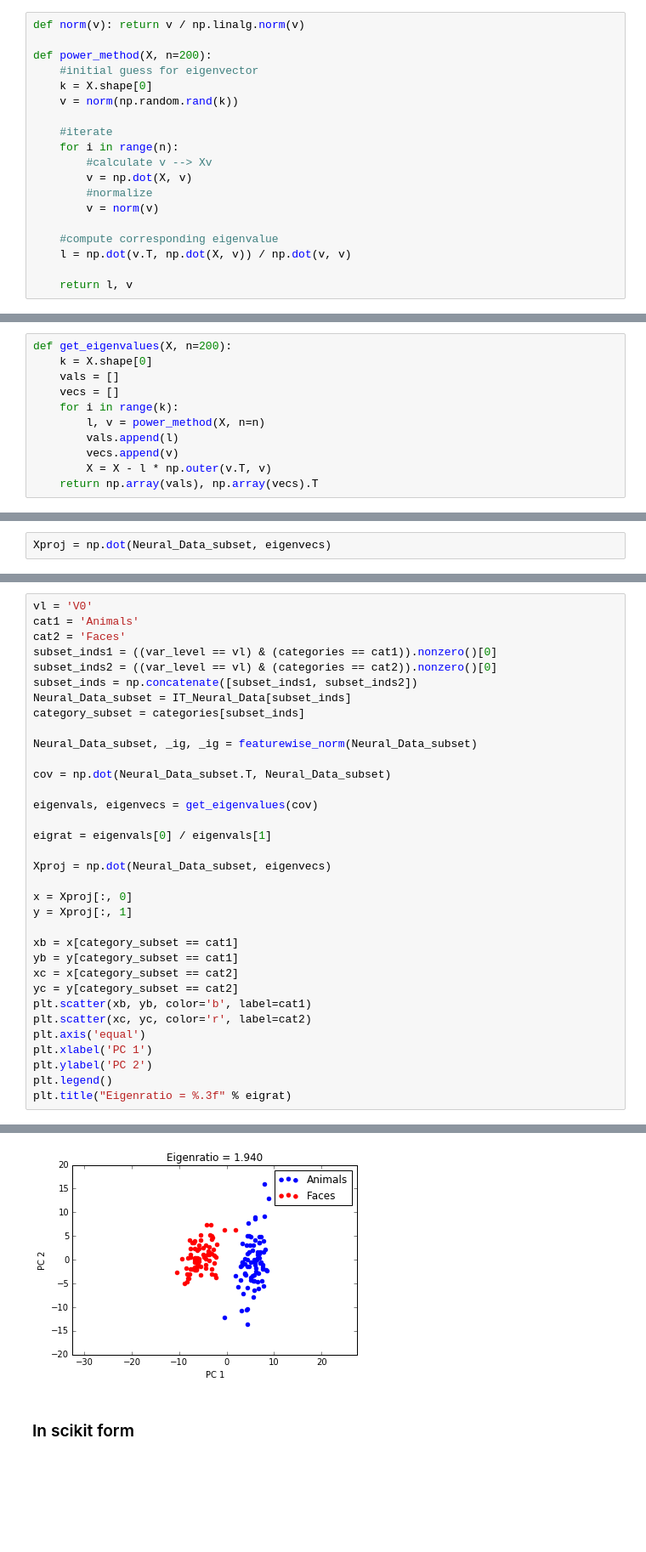
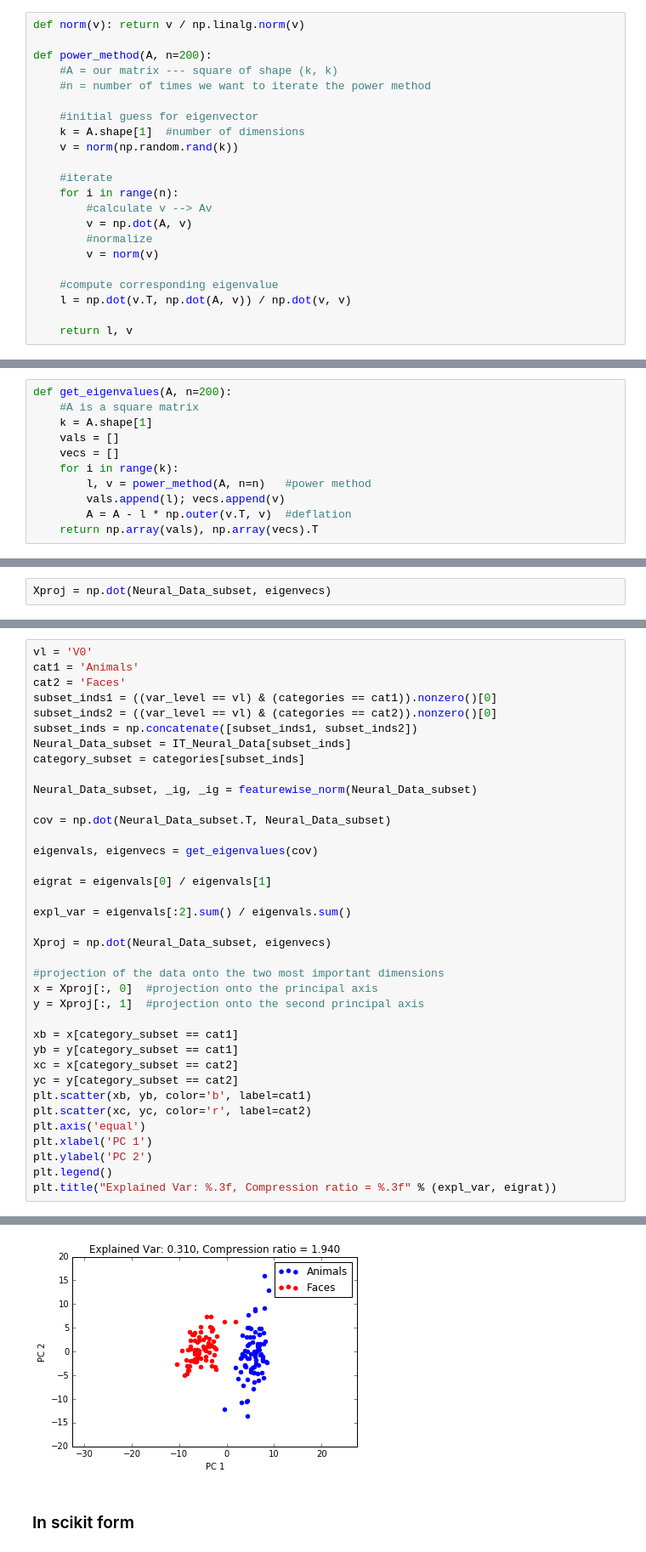
Before and after one commit to neuroailab/psych253, a Jupyter notebook: Lecture12.ipynb, the cells around one changed output, grey strips where cells are left out. Shown at 85% size. Cells and saved outputs as stored; diff of their text form; blank space fills up the shorter version.

```diff
--- a/Lecture12.ipynb
+++ b/Lecture12.ipynb
@@ -50,19 +292,22 @@ cov.shape
 # %%
 def norm(v): return v / np.linalg.norm(v)
 
-def power_method(X, n=200):
+def power_method(A, n=200):
+    #A = our matrix --- square of shape (k, k)
+    #n = number of times we want to iterate the power method
+
     #initial guess for eigenvector
-    k = X.shape[0]
+    k = A.shape[1]  #number of dimensions
     v = norm(np.random.rand(k))
 
     #iterate
     for i in range(n):
-        #calculate v --> Xv
-        v = np.dot(X, v)
+        #calculate v --> Av
+        v = np.dot(A, v)
         #normalize
         v = norm(v)
 
     #compute corresponding eigenvalue
-    l = np.dot(v.T, np.dot(X, v)) / np.dot(v, v)
+    l = np.dot(v.T, np.dot(A, v)) / np.dot(v, v)
 
     return l, v
@@ -110,15 +376,15 @@ array([ 5626.25533878,  5626.25533878,  5626.25533878,  5626.25533878,
         5626.25533878,  5626.25533878,  5626.25533878,  5626.25533878,
         5626.25533878,  5626.25533878])
 # %%
-def get_eigenvalues(X, n=200):
-    k = X.shape[0]
+def get_eigenvalues(A, n=200):
+    #A is a square matrix
+    k = A.shape[1]
     vals = []
     vecs = []
     for i in range(k):
-        l, v = power_method(X, n=n)
-        vals.append(l)
-        vecs.append(v)
-        X = X - l * np.outer(v.T, v)
+        l, v = power_method(A, n=n)   #power method
+        vals.append(l); vecs.append(v)
+        A = A - l * np.outer(v.T, v)  #deflation
     return np.array(vals), np.array(vecs).T
 # %%
 eigenvals, eigenvecs = get_eigenvalues(cov)
@@ -212,37 +521,40 @@ cat1 = 'Animals'
 cat2 = 'Faces'
 subset_inds1 = ((var_level == vl) & (categories == cat1)).nonzero()[0]
 subset_inds2 = ((var_level == vl) & (categories == cat2)).nonzero()[0]
 subset_inds = np.concatenate([subset_inds1, subset_inds2])
 Neural_Data_subset = IT_Neural_Data[subset_inds]
 category_subset = categories[subset_inds]
 
 Neural_Data_subset, _ig, _ig = featurewise_norm(Neural_Data_subset)
 
 cov = np.dot(Neural_Data_subset.T, Neural_Data_subset)
 
 eigenvals, eigenvecs = get_eigenvalues(cov)
 
 eigrat = eigenvals[0] / eigenvals[1]
 
+expl_var = eigenvals[:2].sum() / eigenvals.sum()
+
 Xproj = np.dot(Neural_Data_subset, eigenvecs)
 
-x = Xproj[:, 0]
-y = Xproj[:, 1]
+#projection of the data onto the two most important dimensions
+x = Xproj[:, 0]  #projection onto the principal axis
+y = Xproj[:, 1]  #projection onto the second principal axis
 
 xb = x[category_subset == cat1]
 yb = y[category_subset == cat1]
 xc = x[category_subset == cat2]
 yc = y[category_subset == cat2]
 plt.scatter(xb, yb, color='b', label=cat1)
 plt.scatter(xc, yc, color='r', label=cat2)
 plt.axis('equal')
 plt.xlabel('PC 1')
 plt.ylabel('PC 2')
 plt.legend()
-plt.title("Eigenratio = %.3f" % eigrat)
+plt.title("Explained Var: %.3f, Compression ratio = %.3f" % (expl_var, eigrat))
 # %% [output]
 <matplotlib.text.Text at 0x...>
-[figure, old version]
+[figure, new version]
 # %% [markdown]
 ### In scikit form
 # %%
```
Also changed, not shown: parts of 48 cells of this notebook.
